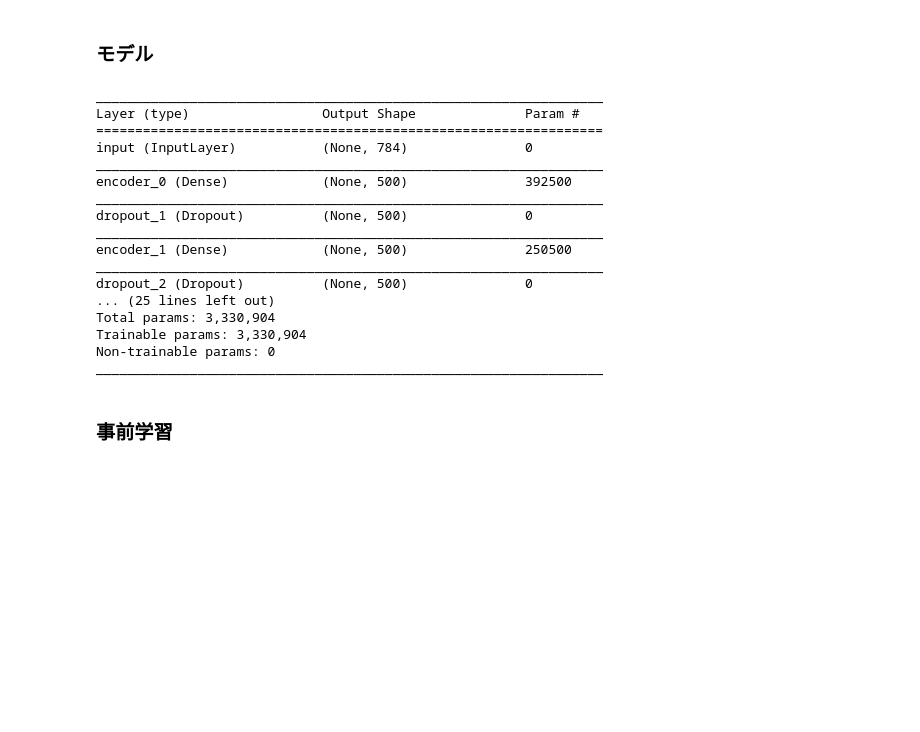
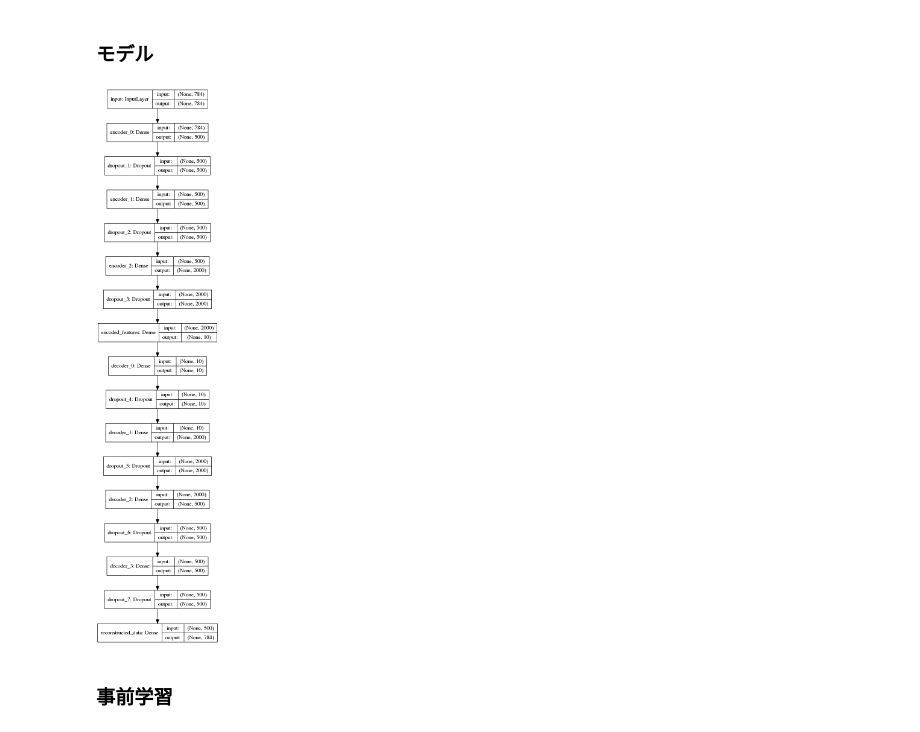
Before and after one commit to GENZITSU/DeepEmbeddingClustering, a Jupyter notebook: DEC.ipynb, the cells around one changed output. Saved outputs shown, nothing was run; the diff lists cells and outputs as text; code cells hidden in the pictures; blank space fills up the shorter version.

```diff
--- a/DEC.ipynb
+++ b/DEC.ipynb
@@ -128,31 +127,14 @@ def StackedAutoEncoder(dims, dropout=True):
 # %%
 dims = [X_train.shape[-1], 500, 500, 2000, 10]
-autoencoder = StackedAutoEncoder(dims)
-autoencoder.summary()
+autoencoder, encoder = StackedAutoEncoder(dims)
-# %% [output]
-_________________________________________________________________
-Layer (type)                 Output Shape              Param #
-=================================================================
-input (InputLayer)           (None, 784)               0
-_________________________________________________________________
-encoder_0 (Dense)            (None, 500)               392500
-_________________________________________________________________
-dropout_1 (Dropout)          (None, 500)               0
-_________________________________________________________________
-encoder_1 (Dense)            (None, 500)               250500
-_________________________________________________________________
-dropout_2 (Dropout)          (None, 500)               0
-... (25 lines left out)
-Total params: 3,330,904
-Trainable params: 3,330,904
-Non-trainable params: 0
-_________________________________________________________________
 # %%
-# from keras.utils import plot_model
-# plot_model(autoencoder, to_file="images/autoencoder.png", show_shapes=True)
+from keras.utils import plot_model
+plot_model(autoencoder, to_file="images/autoencoder.png", show_shapes=True)
 
-# from IPython.display import Image
-# Image(filename="images/autoencoder.png")
+from IPython.display import Image
+Image(filename="images/autoencoder.png")
+# %% [output]
+[figure, added]
 # %% [markdown]
 ### 事前学習
 # %%
```
Also changed, not shown: parts of 26 cells of this notebook.
